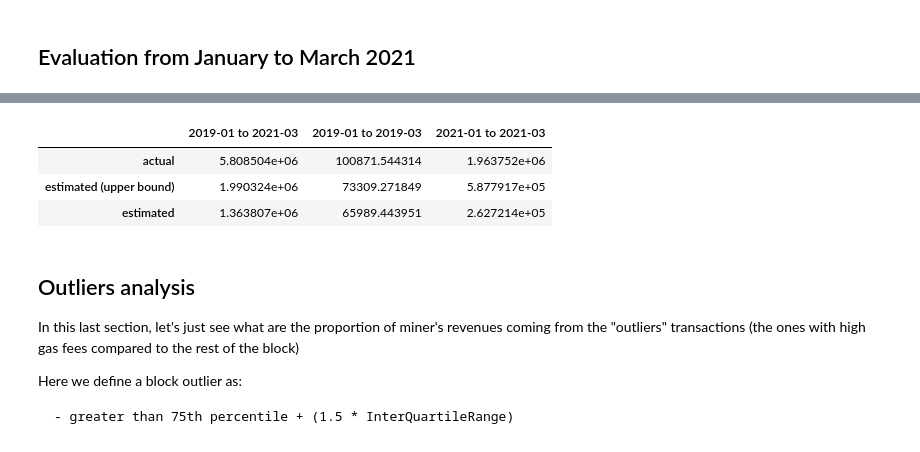
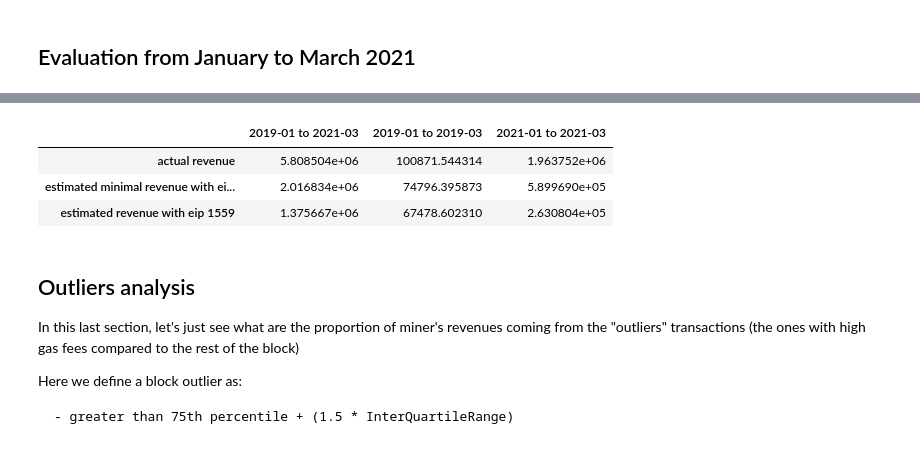
Before and after one commit to louisoutin/eip1559_analysis, a Jupyter notebook: notebooks/1_gas_analysis.ipynb, the cells around one changed output, grey strips where cells are left out. Drawn from its saved outputs; the diff is of its cells as text; code cells hidden in the pictures.

```diff
--- a/notebooks/1_gas_analysis.ipynb
+++ b/notebooks/1_gas_analysis.ipynb
@@ -182,7 +196,7 @@ def geth_and_estimated_tips(ddf_block: dd.DataFrame,
     ddf_block = ddf_block.loc[start_index:].copy()
     ddf_geth_recommend = ddf_geth_recommend.loc[start_index:].copy()
     estimated_tips = (ddf_block["gas_price_median"] - ddf_geth_recommend["gas_price_recommendation"])
-    estimated_tips = estimated_tips.apply(lambda x: x if x > 0 else 0, meta="float")
+    estimated_tips = estimated_tips.apply(lambda x: x if x > 0 else 1, meta="float")
     estimated_tips.name = "estimated_tips_median"
     return dd.concat([ddf_block, ddf_geth_recommend, estimated_tips], axis=1)
 
@@ -420,6 +462,9 @@ Computation 2) can be considered as a minimum loss in revenues for miners while
 def compute_actual_miners_profit(ddf: dd.DataFrame,
                                  from_date:str = "2019-01",
                                  to_date:str = "2021-02") -> float:
+    """
+    Compute the actual miners profit on the legacy blockchain for a given time range
+    """
 
     ddf = ddf.loc[((ddf["block_timestamp"] >= from_date) & (ddf["block_timestamp"] <= to_date))]
     return (ddf["gas_price"] * ddf["gas"]).sum().compute() / 1000000000 # to eth
@@ -428,11 +473,15 @@ def compute_eip1559_miners_profit(ddf: dd.DataFrame,
                                   df_recommendation: dd.DataFrame,
                                   from_date:str = "2019-01",
                                   to_date:str = "2021-02") -> float:
+    """
+    Compute the miners profit with only using the difference between the gas price and the gas price recommendation
+    for a given time range.
+    """
 
     ddf = ddf.loc[((ddf["block_timestamp"] >= from_date) & (ddf["block_timestamp"] <= to_date))]
     ddf = ddf.merge(ddf_block[["gas_price_recommendation"]], left_index=True, right_index=True, how='left')
     ddf["gas_price"] = ddf["gas_price"] - ddf["gas_price_recommendation"]
-    ddf["gas_price"] = ddf["gas_price"].apply(lambda x: x if x > 0 else 0, meta="float")
+    ddf["gas_price"] = ddf["gas_price"].apply(lambda x: x if x > 0 else 1, meta="float")
     return (ddf["gas_price"] * ddf["gas"]).sum().compute() / 1000000000 # to eth
 # %%
 def compute_refined_eip1559_miners_profit(low_tips_idxs: np.array,
@@ -440,7 +489,11 @@ def compute_refined_eip1559_miners_profit(low_tips_idxs: np.array,
                                           ddf_recommendation: dd.DataFrame,
                                           from_date:str = "2019-01",
                                           to_date:str = "2021-02") -> float:
-
+    """
+    Compute the miners profit with only using the difference between the gas price and the gas price recommendation
+    for a given time range.
+    In addition, the blocks used will only be sampled from periods with low variance in the gas price.
+    """
     ddf = ddf.loc[((ddf["block_timestamp"] >= from_date) & (ddf["block_timestamp"] <= to_date))]
     df_subset_txs = ddf.loc[ddf.index.isin(low_tips_idxs)].copy()
     len_multiplier = len(ddf) / len(df_subset_txs)
@@ -517,12 +570,12 @@ Estimated miners profit from fees with the eip 1559 is 262721.43 ETH
 # %%
 df_res = pd.DataFrame({'2019-01 to 2021-03': estimation, '2019-01 to 2019-03': estimation_2019, '2021-01 to 2021-03': estimation_2021})
-df_res.index = ["actual", "estimated (upper bound)", "estimated"]
+df_res.index = ["actual revenue", "estimated minimal revenue with eip 1559", "estimated revenue with eip 1559"]
 df_res
 # %% [output]
 |  | 2019-01 to 2021-03 | 2019-01 to 2019-03 | 2021-01 to 2021-03 |
-| actual | 5.808504e+06 | 100871.544314 | 1.963752e+06 |
-| estimated (upper bound) | 1.990324e+06 | 73309.271849 | 5.877917e+05 |
-| estimated | 1.363807e+06 | 65989.443951 | 2.627214e+05 |
+| actual revenue | 5.808504e+06 | 100871.544314 | 1.963752e+06 |
+| estimated minimal revenue with ei... | 2.016834e+06 | 74796.395873 | 5.899690e+05 |
+| estimated revenue with eip 1559 | 1.375667e+06 | 67478.602310 | 2.630804e+05 |
 # %% [markdown]
 ## Outliers analysis
 
```
Also changed, not shown: parts of 26 cells of this notebook.
